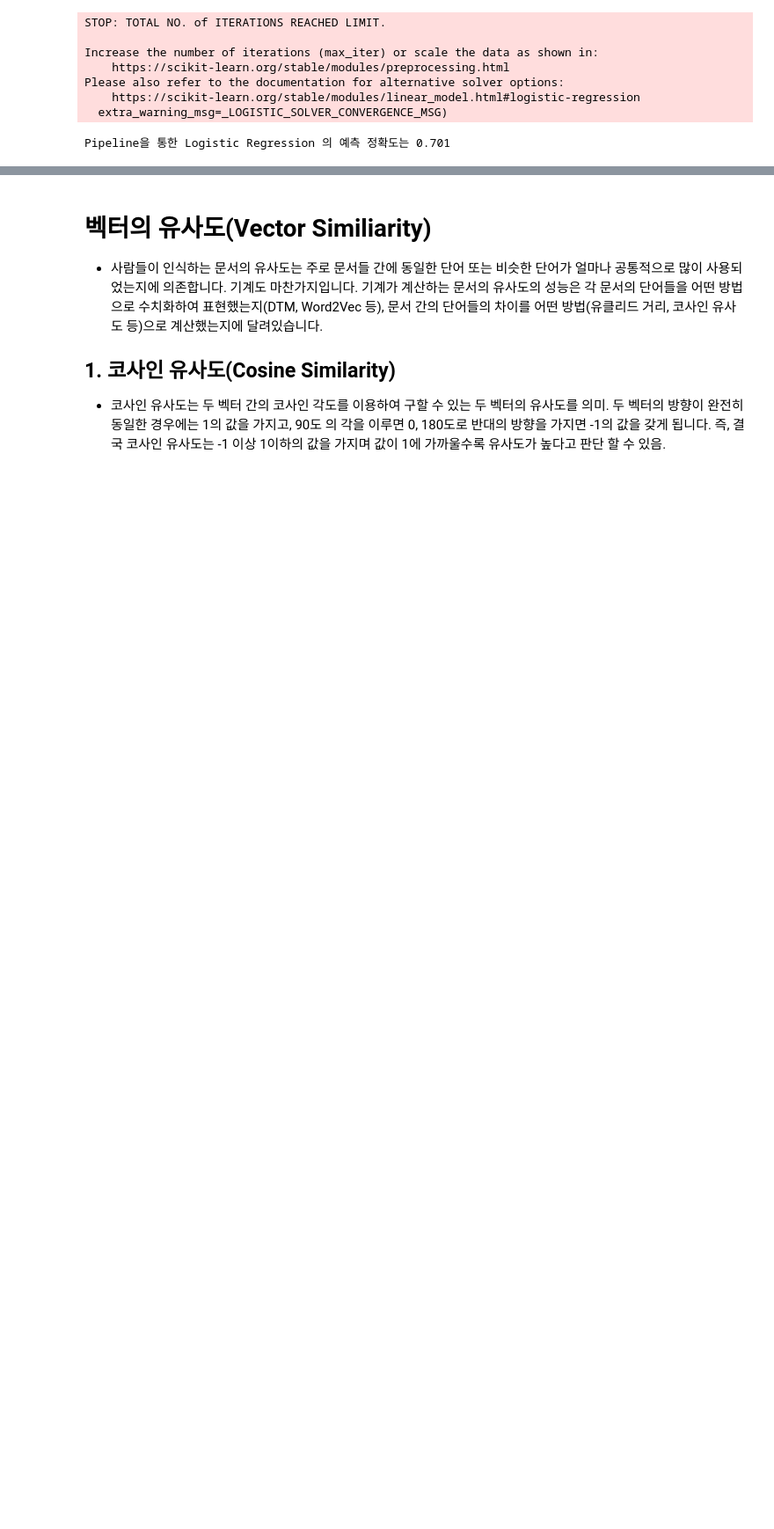
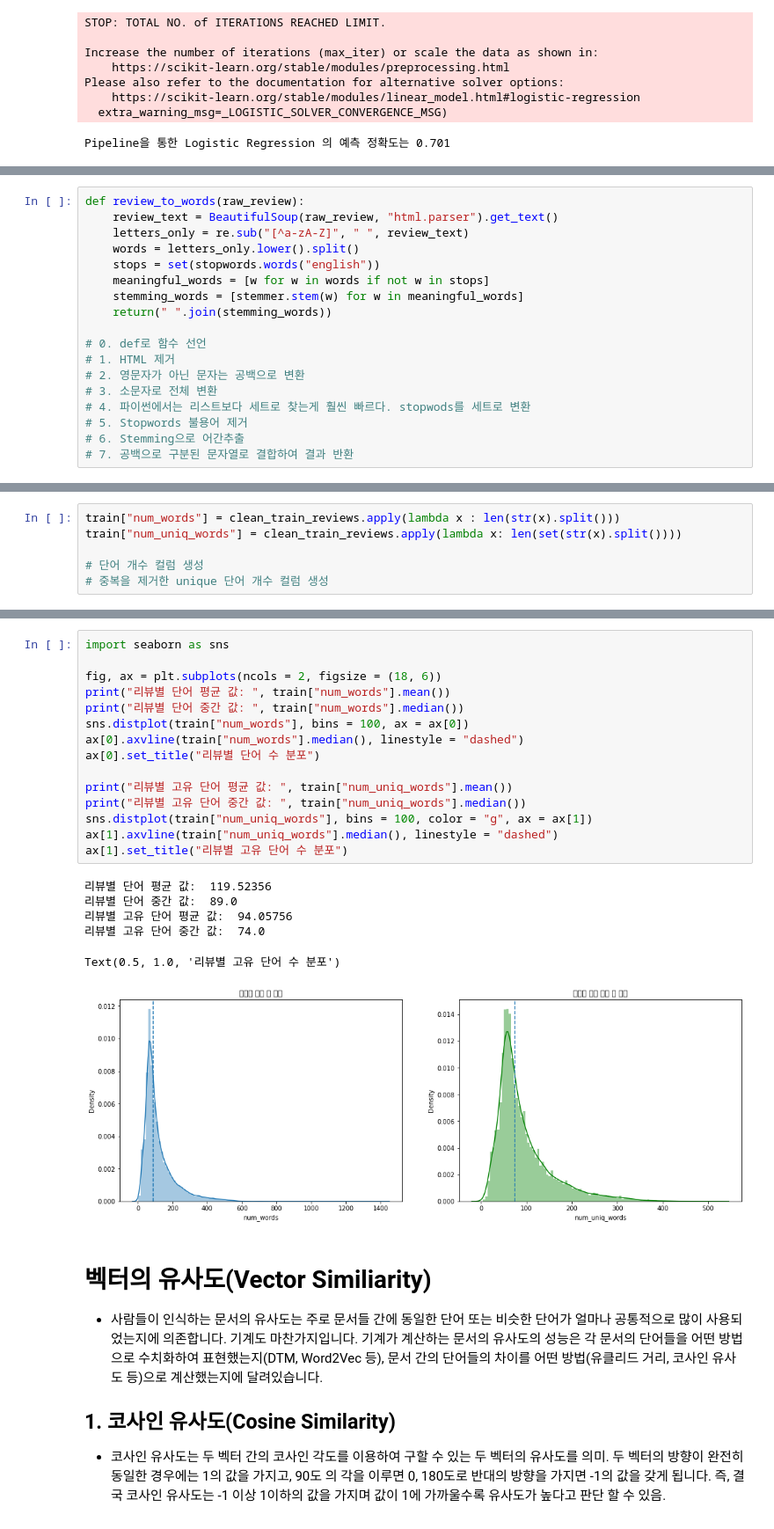
Before and after one commit to qkrwjdduf159/SD_academy, a Jupyter notebook: 머신러닝/텍스트 분석(Text analysis)/텍스트_분석.ipynb, the cells around one changed output, grey strips where cells are left out. Shown at 88% size. Cells and saved outputs as stored; diff of their text form; blank space fills up the shorter version.

```diff
--- a/머신러닝/텍스트 분석(Text analysis)/텍스트_분석.ipynb
+++ b/머신러닝/텍스트 분석(Text analysis)/텍스트_분석.ipynb
@@ -2504,0 +2851,18 @@ Fitting 3 folds for each of 27 candidates, totalling 81 fits
+# %%
+def review_to_words(raw_review):
+    review_text = BeautifulSoup(raw_review, "html.parser").get_text()
+    letters_only = re.sub("[^a-zA-Z]", " ", review_text)
+    words = letters_only.lower().split()
+    stops = set(stopwords.words("english"))
+    meaningful_words = [w for w in words if not w in stops]
+    stemming_words = [stemmer.stem(w) for w in meaningful_words]
+    return(" ".join(stemming_words))
+
+# 0. def로 함수 선언
+# 1. HTML 제거
+# 2. 영문자가 아닌 문자는 공백으로 변환
+# 3. 소문자로 전체 변환
+# 4. 파이썬에서는 리스트보다 세트로 찾는게 훨씬 빠르다. stopwods를 세트로 변환
+# 5. Stopwords 불용어 제거
+# 6. Stemming으로 어간추출
+# 7. 공백으로 구분된 문자열로 결합하여 결과 반환
@@ -2504,0 +2939,6 @@ Fitting 3 folds for each of 27 candidates, totalling 81 fits
+# %%
+train["num_words"] = clean_train_reviews.apply(lambda x : len(str(x).split()))
+train["num_uniq_words"] = clean_train_reviews.apply(lambda x: len(set(str(x).split())))
+
+# 단어 개수 컬럼 생성
+# 중복을 제거한 unique 단어 개수 컬럼 생성
@@ -2505,3 +2964,25 @@ Fitting 3 folds for each of 27 candidates, totalling 81 fits
+# %%
+import seaborn as sns
+
+fig, ax = plt.subplots(ncols = 2, figsize = (18, 6))
+print("리뷰별 단어 평균 값: ", train["num_words"].mean())
+print("리뷰별 단어 중간 값: ", train["num_words"].median())
+sns.distplot(train["num_words"], bins = 100, ax = ax[0])
+ax[0].axvline(train["num_words"].median(), linestyle = "dashed")
+ax[0].set_title("리뷰별 단어 수 분포")
+
+print("리뷰별 고유 단어 평균 값: ", train["num_uniq_words"].mean())
+print("리뷰별 고유 단어 중간 값: ", train["num_uniq_words"].median())
+sns.distplot(train["num_uniq_words"], bins = 100, color = "g", ax = ax[1])
+ax[1].axvline(train["num_uniq_words"].median(), linestyle = "dashed")
+ax[1].set_title("리뷰별 고유 단어 수 분포")
+# %% [output]
+리뷰별 단어 평균 값:  119.52356
+리뷰별 단어 중간 값:  89.0
+리뷰별 고유 단어 평균 값:  94.05756
+리뷰별 고유 단어 중간 값:  74.0
+Text(0.5, 1.0, '리뷰별 고유 단어 수 분포')
+[figure, added]
 # %% [markdown]
 # 벡터의 유사도(Vector Similiarity)
 
```
Also changed, not shown: parts of 34 cells of this notebook.
